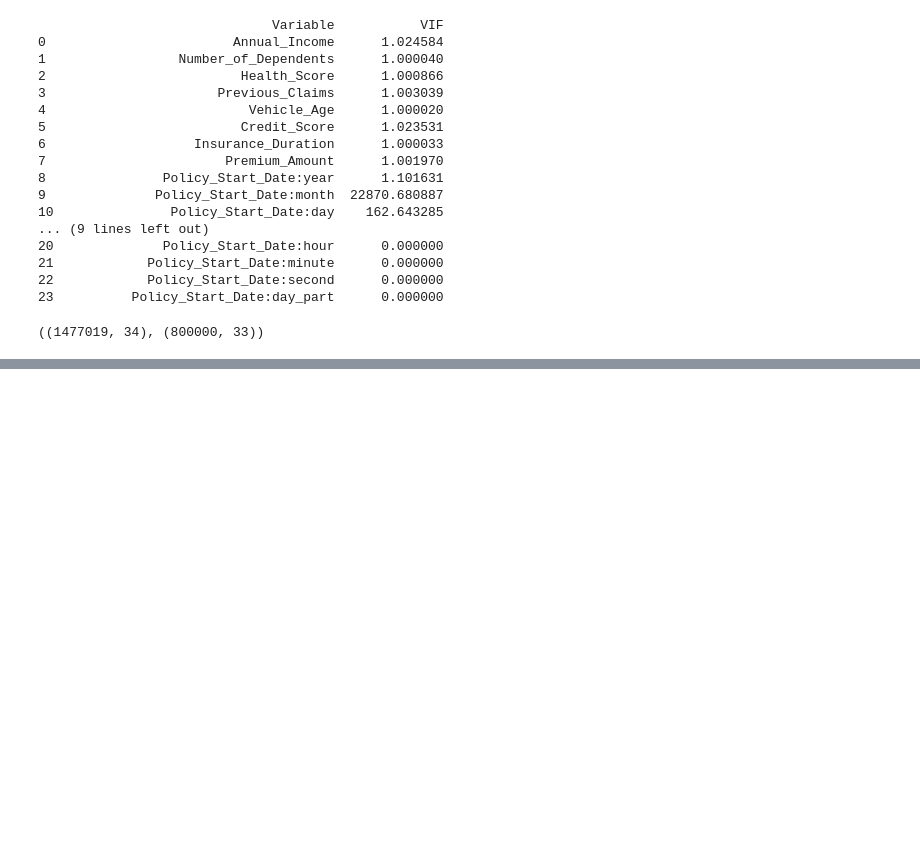
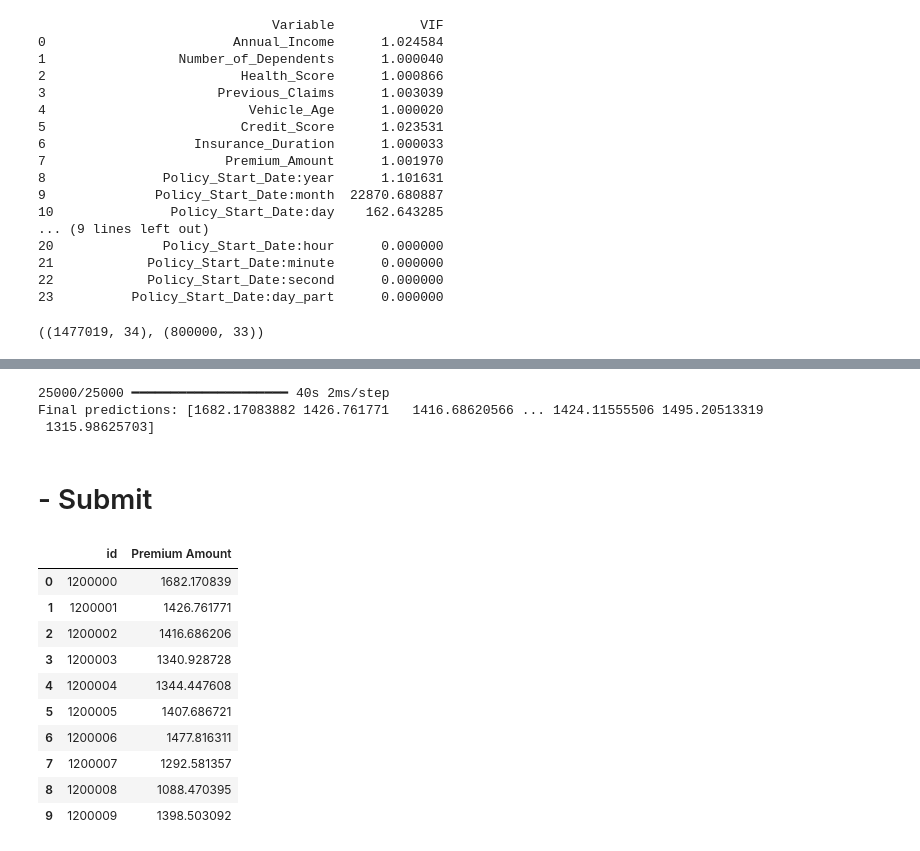
Before and after one commit to Alexsandrrus/projekts-Kaggle, a Jupyter notebook: regression-with-an-insurance-dataset-ensemble.ipynb, the cells around one changed output, grey strips where cells are left out. Saved outputs shown, nothing was run; the diff lists cells and outputs as text; code cells hidden in the pictures; blank space fills up the shorter version.

Commit message:
Kaggle Notebook | Regression with an Insurance Dataset|Ensemble | Version 17

```diff
--- a/regression-with-an-insurance-dataset-ensemble.ipynb
+++ b/regression-with-an-insurance-dataset-ensemble.ipynb
@@ -511,0 +551,4 @@ train.shape, test.shape
+# %%
+X = variance_threshold(X,0.1)
+list_name = (X.columns)
+X_final = X_final[list_name]
@@ -511,0 +581,19 @@ train.shape, test.shape
+# %%
+input_shape = [X.shape[1]]
+# %%
+model_keras = keras.Sequential([
+    layers.BatchNormalization(input_shape=input_shape),
+
+    layers.Flatten(),
+    layers.Dense(250, activation='relu', kernel_regularizer=regularizers.l2(0.001)),
+    layers.BatchNormalization(),
+
+    layers.Dropout(0.3),
+    layers.Dense(250, activation='relu', kernel_regularizer=regularizers.l2(0.001)),
+    layers.BatchNormalization(),
+
+    layers.Dropout(0.3),
+    layers.Dense(1),
+])
+
+model_keras.summary()
@@ -511,0 +752,37 @@ train.shape, test.shape
+# %%
+y_pred_test_final = np.zeros(len(X_final))
+
+models = [model_cat, model_xgb, model_lgb, model_keras]
+
+for i, model in enumerate(models):
+    y_pred_test = model.predict(X_final)
+
+    if model is model_keras:
+        y_pred_test = y_pred_test.flatten()
+
+    y_pred_test_final += optimal_weights['weight_{}'.format(i)] * y_pred_test
+
+print("Final predictions:", y_pred_test_final)
+# %% [output]
+25000/25000 ━━━━━━━━━━━━━━━━━━━━ 40s 2ms/step
+Final predictions: [1682.17083882 1426.761771   1416.68620566 ... 1424.11555506 1495.20513319
+ 1315.98625703]
+# %% [markdown]
+# - Submit
+# %%
+sample = pd.read_csv('/kaggle/input/playground-series-s4e12/sample_submission.csv')
+sample['Premium Amount'] = y_pred_test_final
+sample.to_csv('submission.csv', index=False)
+sample.head(10)
+# %% [output]
+|  | id | Premium Amount |
+| 0 | 1200000 | 1682.170839 |
+| 1 | 1200001 | 1426.761771 |
+| 2 | 1200002 | 1416.686206 |
+| 3 | 1200003 | 1340.928728 |
+| 4 | 1200004 | 1344.447608 |
+| 5 | 1200005 | 1407.686721 |
+| 6 | 1200006 | 1477.816311 |
+| 7 | 1200007 | 1292.581357 |
+| 8 | 1200008 | 1088.470395 |
+| 9 | 1200009 | 1398.503092 |
```
Also changed, not shown: parts of 12 cells of this notebook.
